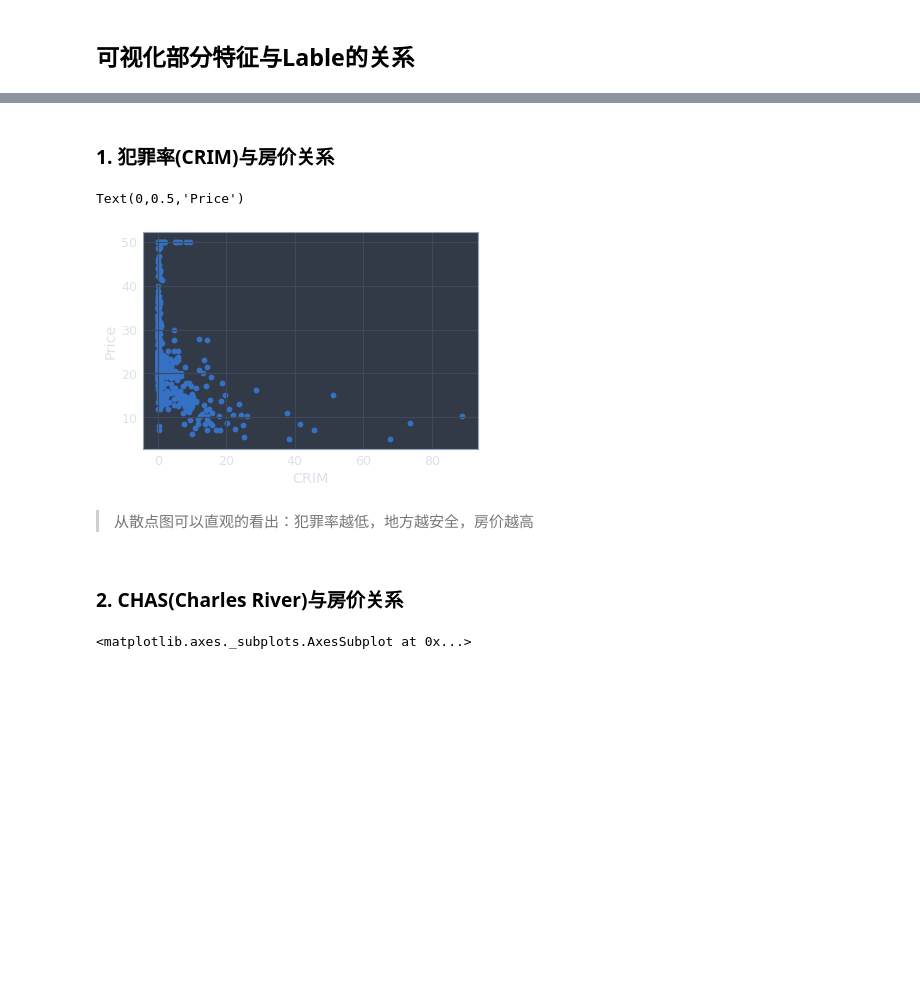
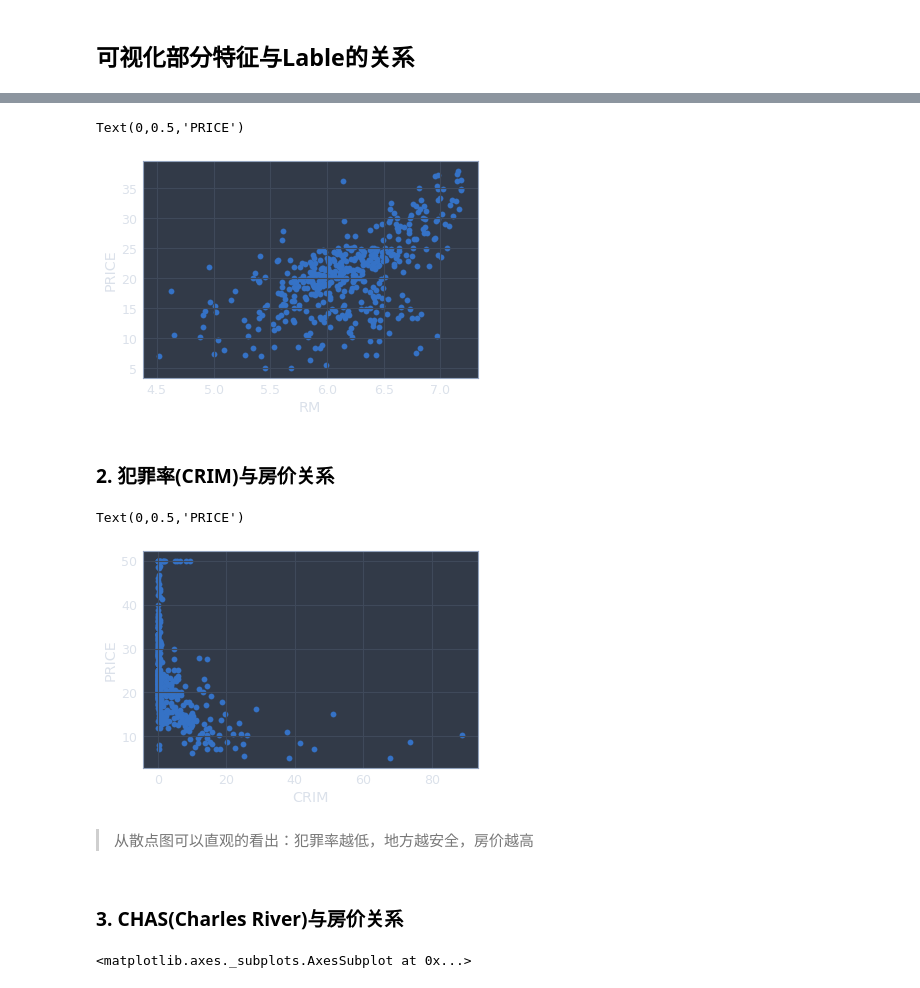
Before and after one commit to zhaoxuyan/Jupyter-Notebook-Projects, a Jupyter notebook: sklearn/boston_house_price.ipynb, the cells around one changed output, grey strips where cells are left out. Saved outputs shown, nothing was run; the diff lists cells and outputs as text; code cells hidden in the pictures; blank space fills up the shorter version.

```diff
--- a/sklearn/boston_house_price.ipynb
+++ b/sklearn/boston_house_price.ipynb
@@ -121,16 +130,32 @@ Standard deviation of prices: $9.19
+# %%
+# 去异常值
+def reject_outliers(boston_pd):
+    u = np.mean(boston_pd.PRICE)
+    s = np.std(boston_pd.PRICE)
+    data_filtered = boston_pd[(boston_pd.PRICE > u-2*s) & (boston_pd.PRICE < u+2*s) &
+                             (boston_pd.RM < 7.2) & (boston_pd.RM > 4.5)]
+    return data_filtered
+boston_cleaned = reject_outliers(boston_pd)
+# %%
+plt.scatter(boston_cleaned.RM, boston_cleaned.PRICE)
+plt.xlabel('RM')
+plt.ylabel('PRICE')
+# %% [output]
+Text(0,0.5,'PRICE')
+[figure, added]
 # %% [markdown]
-### 1. 犯罪率(CRIM)与房价关系
+### 2. 犯罪率(CRIM)与房价关系
 # %%
 plt.scatter(boston_pd.CRIM, boston_pd.PRICE)
 plt.xlabel('CRIM')
-plt.ylabel('Price')
+plt.ylabel('PRICE')
 # %% [output]
-Text(0,0.5,'Price')
+Text(0,0.5,'PRICE')
 [figure]
 # %% [markdown]
 > 从散点图可以直观的看出：犯罪率越低，地方越安全，房价越高
 # %% [markdown]
-### 2. CHAS(Charles River)与房价关系
+### 3. CHAS(Charles River)与房价关系
 # %%
 import seaborn as sns
 sns.boxplot(data=boston_pd, x='CHAS', y='PRICE')
```
Also changed, not shown: parts of 25 cells of this notebook, 2 other files.
